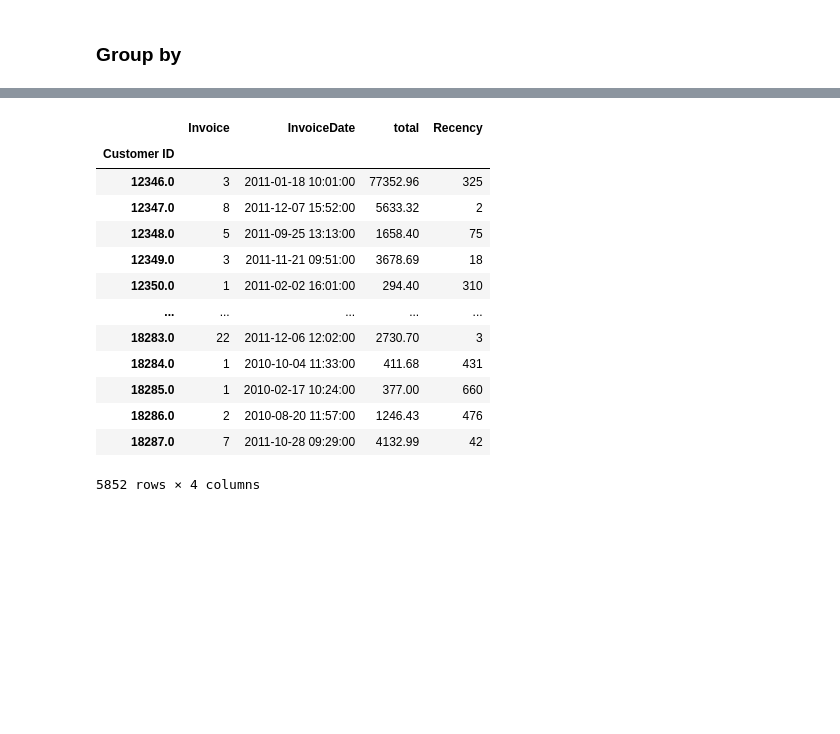
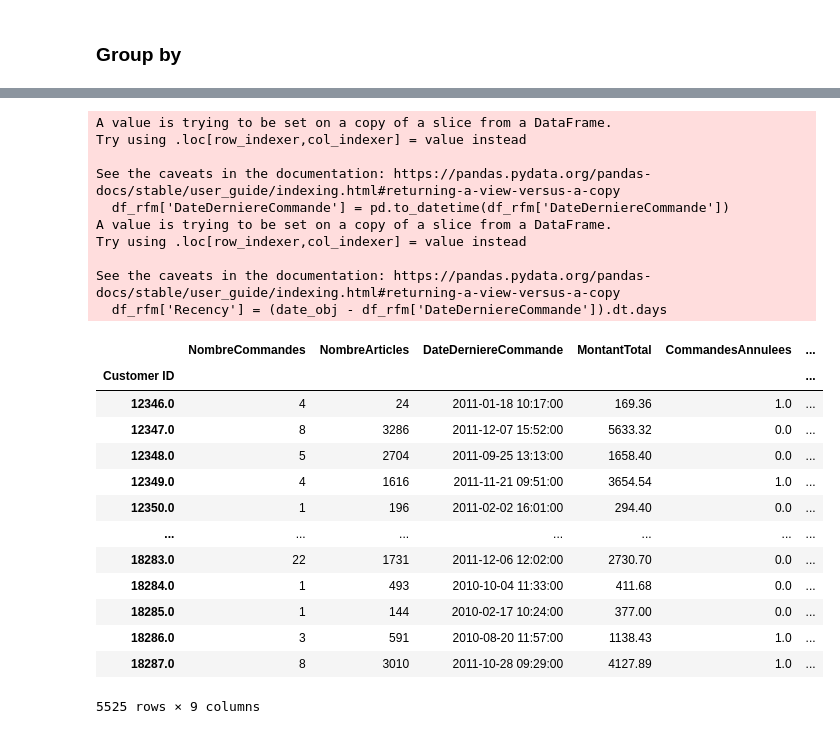
Before and after one commit to Manonp59/uk-retail, a Jupyter notebook: analyse.ipynb, the cells around one changed output, grey strips where cells are left out. Saved outputs shown, nothing was run; the diff lists cells and outputs as text; code cells hidden in the pictures; blank space fills up the shorter version.

Commit message:
dataframe rfm

```diff
--- a/analyse.ipynb
+++ b/analyse.ipynb
@@ -244,0 +240,3 @@ df_rfm
+# %%
+df_rfm['NombreCommandesNonAnnulees'] = df_rfm['NombreCommandes']-df_rfm['Invoice']*2
+df_rfm
@@ -244,0 +258,3 @@ df_rfm
+# %%
+df_rfm = df_rfm.rename(columns={'Invoice': 'CommandesAnnulees'})
+df_rfm
@@ -245,28 +276,42 @@ df_rfm
+# %%
+df_rfm['PanierMoyen'] = df_rfm['MontantTotal']/df_rfm['NombreCommandesNonAnnulees']
+# %%
+df_rfm = df_rfm[df_rfm['NombreCommandesNonAnnulees']>0]
 # %%
 from datetime import datetime
 
 # Convertir la colonne de dates en format datetime
-df_rfm['InvoiceDate'] = pd.to_datetime(df_rfm['InvoiceDate'])
+df_rfm['DateDerniereCommande'] = pd.to_datetime(df_rfm['DateDerniereCommande'])
 
 # Calculer le nombre de jours depuis la dernière commande
 date_str = '2011-12-10 00:00:00'
 date_format = '%Y-%m-%d %H:%M:%S'
 
 date_obj = datetime.strptime(date_str, date_format)
-df_rfm['Recency'] = (date_obj - df_rfm['InvoiceDate']).dt.days
+df_rfm['Recency'] = (date_obj - df_rfm['DateDerniereCommande']).dt.days
 df_rfm
 # %% [output]
+A value is trying to be set on a copy of a slice from a DataFrame.
+Try using .loc[row_indexer,col_indexer] = value instead
+
+See the caveats in the documentation: https://pandas.pydata.org/pandas-docs/stable/user_guide/indexing.html#returning-a-view-versus-a-copy
+  df_rfm['DateDerniereCommande'] = pd.to_datetime(df_rfm['DateDerniereCommande'])
+A value is trying to be set on a copy of a slice from a DataFrame.
+Try using .loc[row_indexer,col_indexer] = value instead
+
+See the caveats in the documentation: https://pandas.pydata.org/pandas-docs/stable/user_guide/indexing.html#returning-a-view-versus-a-copy
+  df_rfm['Recency'] = (date_obj - df_rfm['DateDerniereCommande']).dt.days
-|  | Invoice | InvoiceDate | total | Recency |
-| Customer ID |  |  |  |  |
-| 12346.0 | 3 | 2011-01-18 10:01:00 | 77352.96 | 325 |
-| 12347.0 | 8 | 2011-12-07 15:52:00 | 5633.32 | 2 |
-| 12348.0 | 5 | 2011-09-25 13:13:00 | 1658.40 | 75 |
-| 12349.0 | 3 | 2011-11-21 09:51:00 | 3678.69 | 18 |
-| 12350.0 | 1 | 2011-02-02 16:01:00 | 294.40 | 310 |
-| ... | ... | ... | ... | ... |
-| 18283.0 | 22 | 2011-12-06 12:02:00 | 2730.70 | 3 |
-| 18284.0 | 1 | 2010-10-04 11:33:00 | 411.68 | 431 |
-| 18285.0 | 1 | 2010-02-17 10:24:00 | 377.00 | 660 |
-| 18286.0 | 2 | 2010-08-20 11:57:00 | 1246.43 | 476 |
-| 18287.0 | 7 | 2011-10-28 09:29:00 | 4132.99 | 42 |
+|  | NombreCommandes | NombreArticles | DateDerniereCommande | MontantTotal | CommandesAnnulees | ... |
+| Customer ID |  |  |  |  |  | ... |
+| 12346.0 | 4 | 24 | 2011-01-18 10:17:00 | 169.36 | 1.0 | ... |
+| 12347.0 | 8 | 3286 | 2011-12-07 15:52:00 | 5633.32 | 0.0 | ... |
+| 12348.0 | 5 | 2704 | 2011-09-25 13:13:00 | 1658.40 | 0.0 | ... |
+| 12349.0 | 4 | 1616 | 2011-11-21 09:51:00 | 3654.54 | 1.0 | ... |
+| 12350.0 | 1 | 196 | 2011-02-02 16:01:00 | 294.40 | 0.0 | ... |
+| ... | ... | ... | ... | ... | ... | ... |
+| 18283.0 | 22 | 1731 | 2011-12-06 12:02:00 | 2730.70 | 0.0 | ... |
+| 18284.0 | 1 | 493 | 2010-10-04 11:33:00 | 411.68 | 0.0 | ... |
+| 18285.0 | 1 | 144 | 2010-02-17 10:24:00 | 377.00 | 0.0 | ... |
+| 18286.0 | 3 | 591 | 2010-08-20 11:57:00 | 1138.43 | 1.0 | ... |
+| 18287.0 | 8 | 3010 | 2011-10-28 09:29:00 | 4127.89 | 1.0 | ... |
-5852 rows × 4 columns
+5525 rows × 9 columns
```
Also changed, not shown: parts of 32 cells of this notebook, 2 other files.
